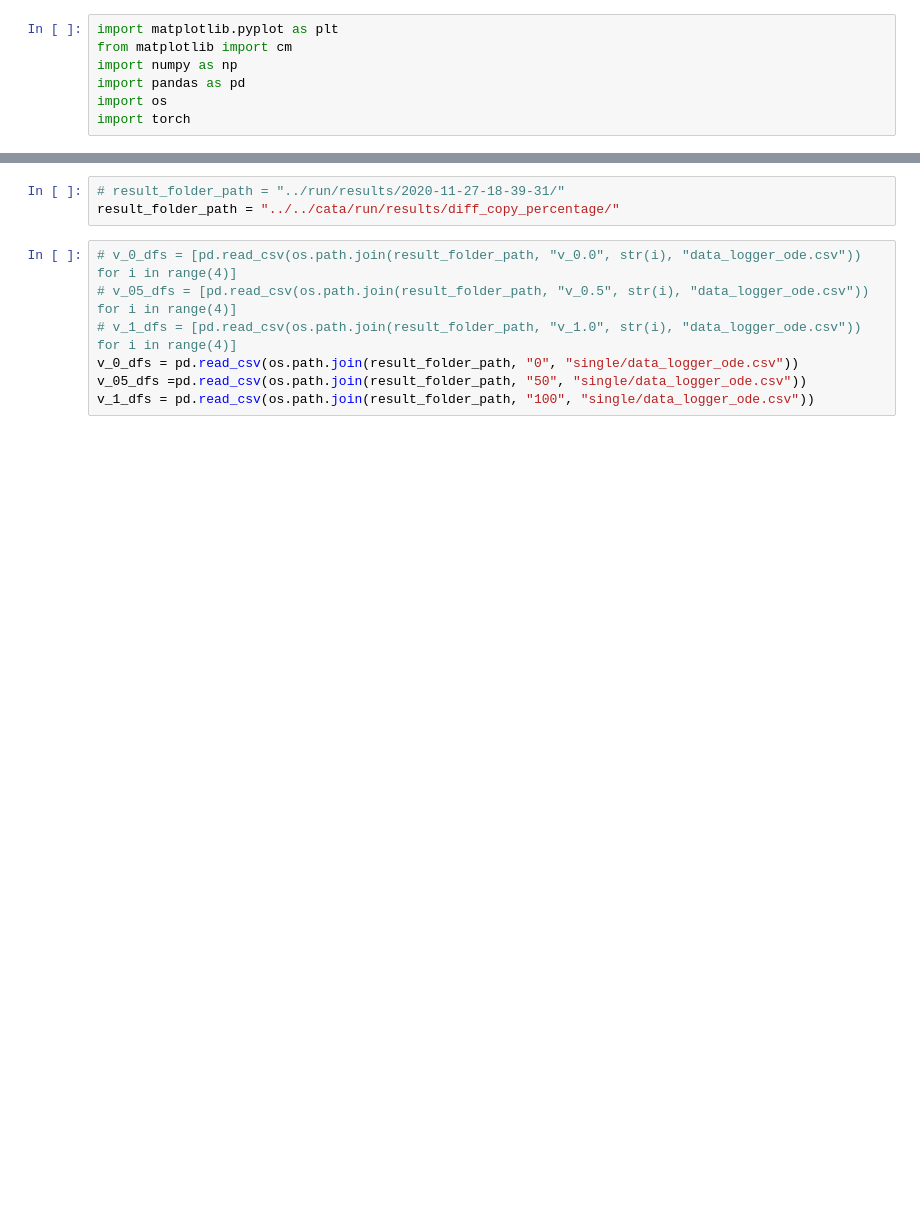
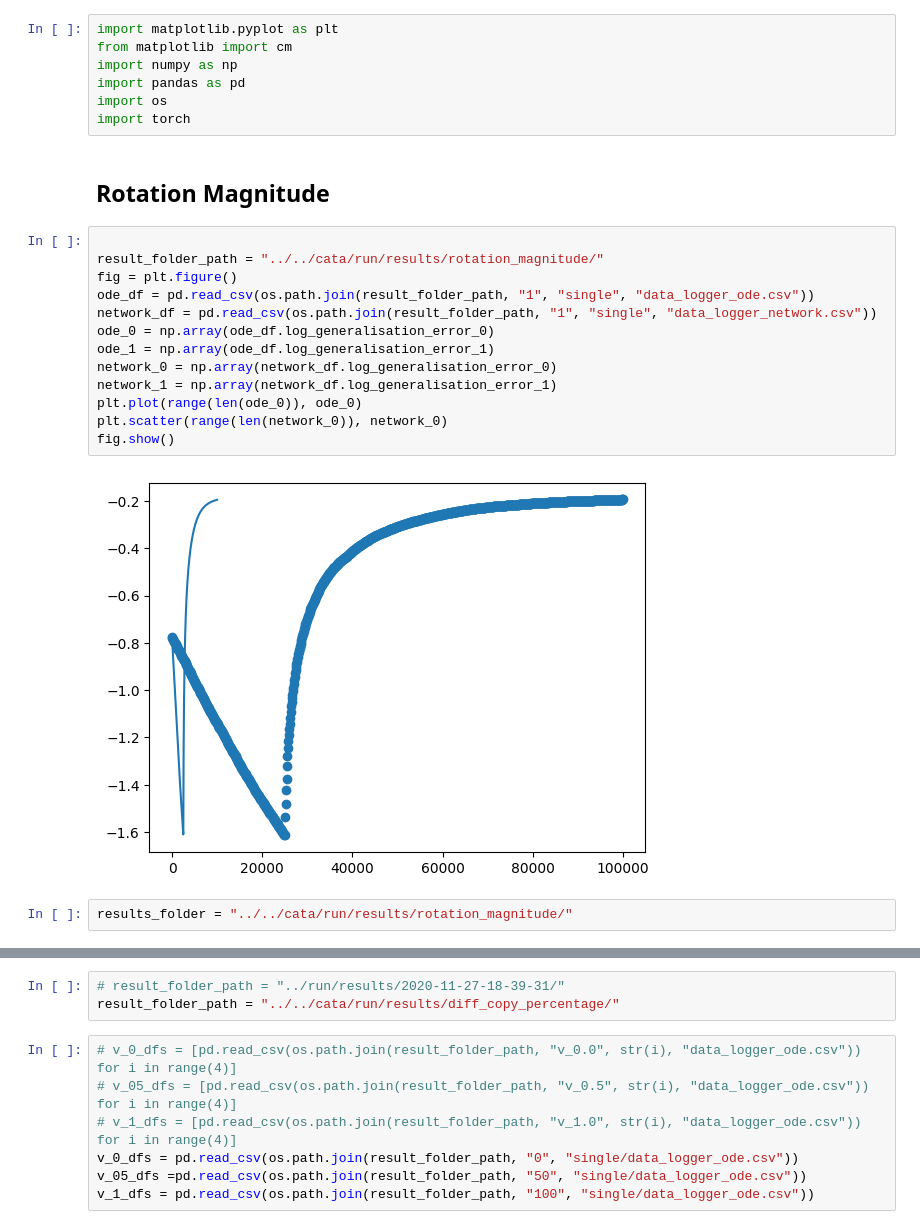
Before and after one commit to Lisa-ach/student_teacher_catastrophic, a Jupyter notebook: notes/Experiment1/Figure3.ipynb, the cells around one changed output, grey strips where cells are left out. Saved outputs shown, nothing was run; the diff lists cells and outputs as text; blank space fills up the shorter version.

Commit message:
Add result of rotation magnitude

```diff
--- a/notes/Experiment1/Figure3.ipynb
+++ b/notes/Experiment1/Figure3.ipynb
@@ -5,3 +5,22 @@ import numpy as np
 import pandas as pd
 import os
 import torch
+# %% [markdown]
+## Rotation Magnitude
+# %%
+
+result_folder_path = "../../cata/run/results/rotation_magnitude/"
+fig = plt.figure()
+ode_df = pd.read_csv(os.path.join(result_folder_path, "1", "single", "data_logger_ode.csv"))
+network_df = pd.read_csv(os.path.join(result_folder_path, "1", "single", "data_logger_network.csv"))
+ode_0 = np.array(ode_df.log_generalisation_error_0)
+ode_1 = np.array(ode_df.log_generalisation_error_1)
+network_0 = np.array(network_df.log_generalisation_error_0)
+network_1 = np.array(network_df.log_generalisation_error_1)
+plt.plot(range(len(ode_0)), ode_0)
+plt.scatter(range(len(network_0)), network_0)
+fig.show()
+# %% [output]
+[figure, added]
+# %%
+results_folder = "../../cata/run/results/rotation_magnitude/"
```
Also changed, not shown: parts of 8 cells of this notebook.
